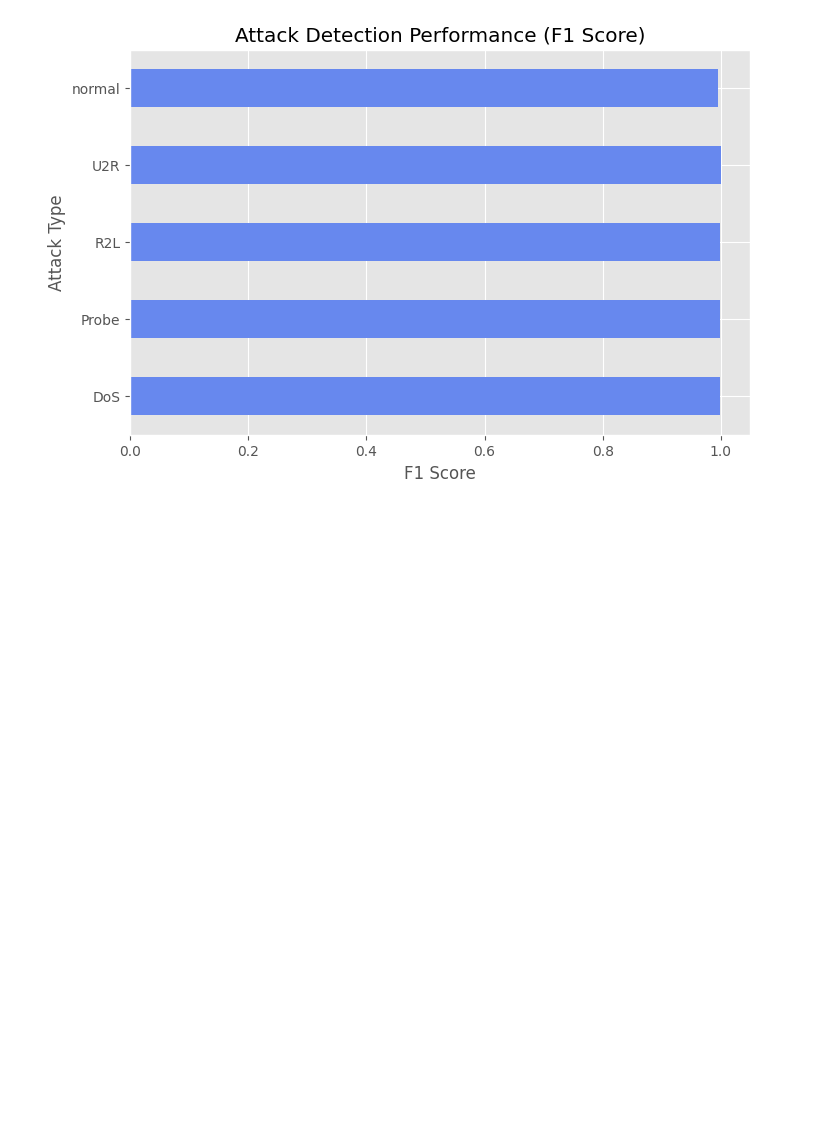
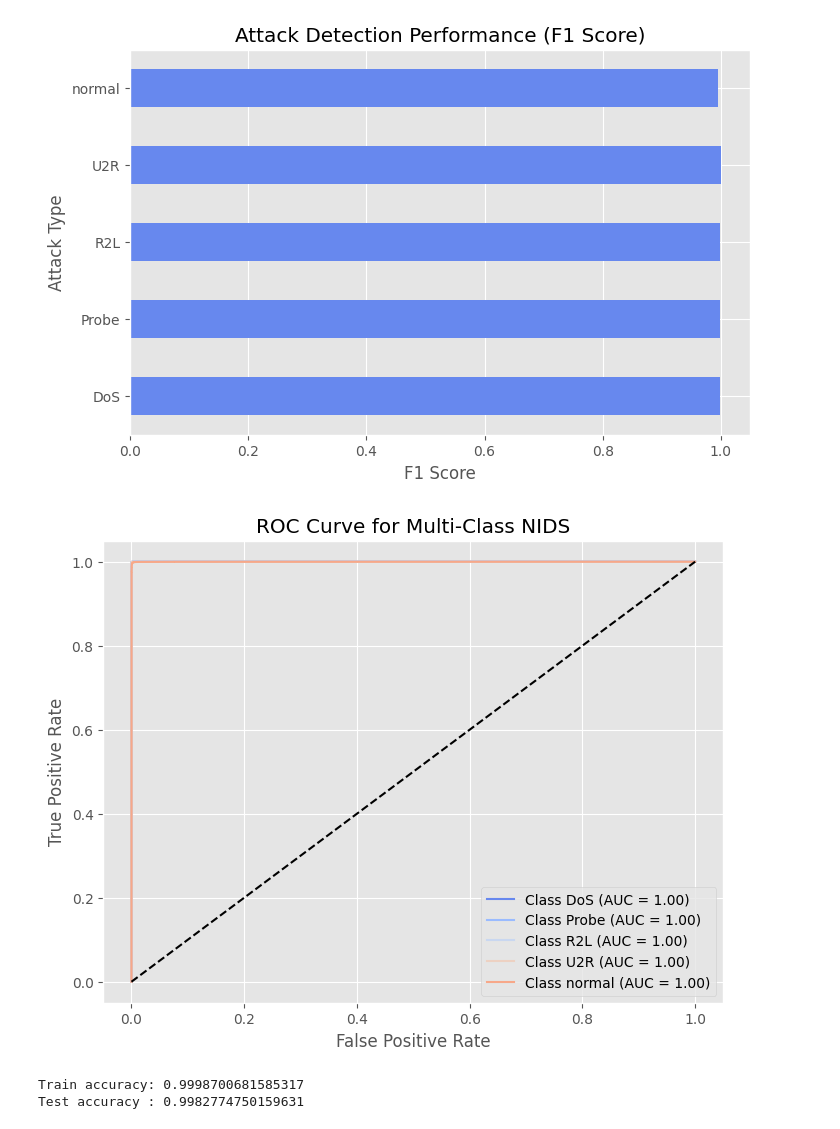
Before and after one commit to mailech/SentinelNet-AI-Powered-Network-Intrusion-Detection-System-, a Jupyter notebook: notebooks/03_feature_engineering.ipynb, the cells around one changed output. Cells and saved outputs as stored; diff of their text form; code cells hidden in the pictures; blank space fills up the shorter version.

Commit message:
Add files via upload
 Updated Feature Engineering ,Model Development & Final Steps

```diff
--- a/notebooks/03_feature_engineering.ipynb
+++ b/notebooks/03_feature_engineering.ipynb
@@ -995,3 +979,33 @@ plt.ylabel("Attack Type")
 plt.show()
 # %% [output]
 [figure]
+# %%
+from sklearn.preprocessing import label_binarize
+from sklearn.metrics import roc_curve, auc
+import matplotlib.pyplot as plt
+
+classes = best_model.classes_
+y_test_bin = label_binarize(y_test, classes=classes)
+y_score = best_model.predict_proba(X_test)
+
+plt.figure(figsize=(8, 6))
+
+for i in range(len(classes)):
+    fpr, tpr, _ = roc_curve(y_test_bin[:, i], y_score[:, i])
+    roc_auc = auc(fpr, tpr)
+    plt.plot(fpr, tpr, label=f"Class {classes[i]} (AUC = {roc_auc:.2f})")
+
+plt.plot([0, 1], [0, 1], "k--")
+plt.xlabel("False Positive Rate")
+plt.ylabel("True Positive Rate")
+plt.title("ROC Curve for Multi-Class NIDS")
+plt.legend()
+plt.show()
+# %% [output]
+[figure, added]
+# %%
+print("Train accuracy:", best_model.score(X_train, y_train))
+print("Test accuracy :", best_model.score(X_test, y_test))
+# %% [output]
+Train accuracy: 0.9998700681585317
+Test accuracy : 0.9982774750159631
```
Also changed, not shown: parts of 6 cells of this notebook.
